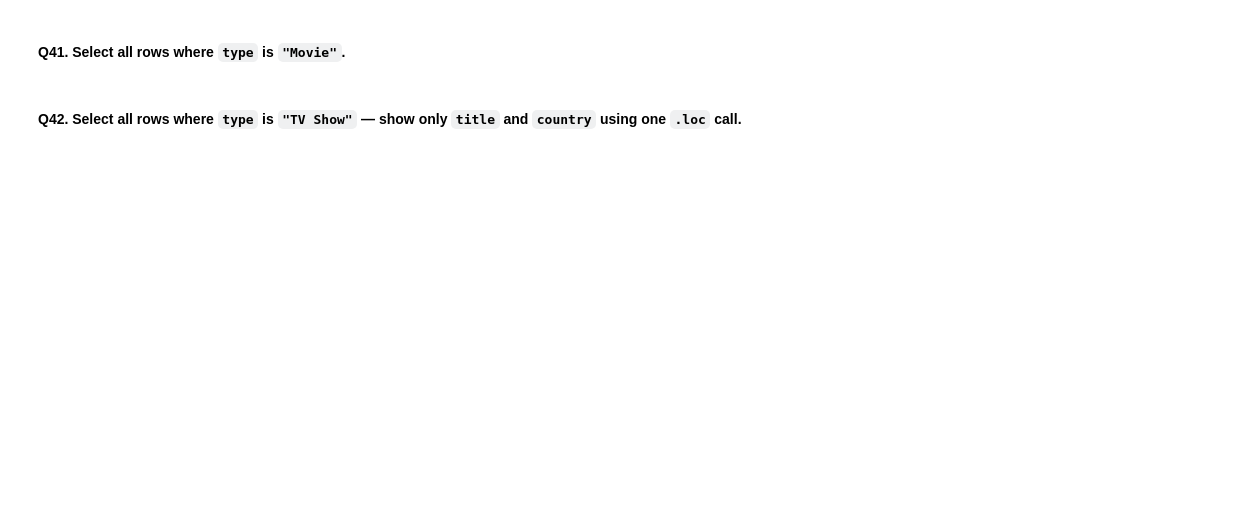
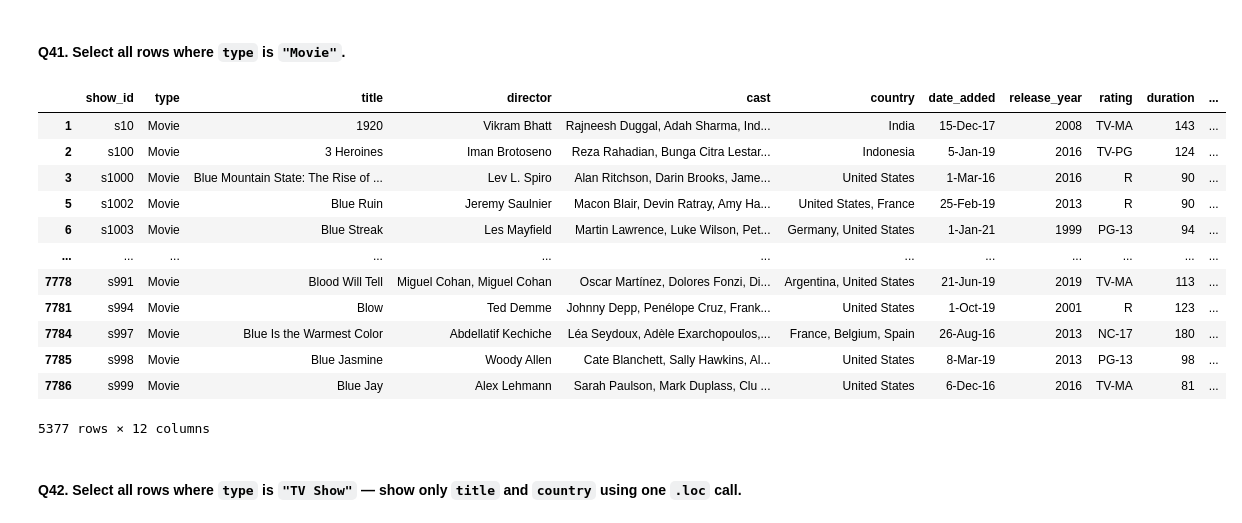
Before and after one commit to Kaini9/Netflix_Dataset_Pandas_125_Questions, a Jupyter notebook: netflix_125_question_workbook.ipynb, the cells around one changed output. Drawn from its saved outputs; the diff is of its cells as text; code cells hidden in the pictures; blank space fills up the shorter version.

```diff
--- a/netflix_125_question_workbook.ipynb
+++ b/netflix_125_question_workbook.ipynb
@@ -638,6 +645,21 @@ df.sample(2)
 #### Q41. Select all rows where `type` is `"Movie"`.
 # %%
 # Your answer here
+df.loc[df["type"]=="Movie"]
+# %% [output]
+|  | show_id | type | title | director | cast | country | date_added | release_year | rating | duration | ... |
+| 1 | s10 | Movie | 1920 | Vikram Bhatt | Rajneesh Duggal, Adah Sharma, Ind... | India | 15-Dec-17 | 2008 | TV-MA | 143 | ... |
+| 2 | s100 | Movie | 3 Heroines | Iman Brotoseno | Reza Rahadian, Bunga Citra Lestar... | Indonesia | 5-Jan-19 | 2016 | TV-PG | 124 | ... |
+| 3 | s1000 | Movie | Blue Mountain State: The Rise of ... | Lev L. Spiro | Alan Ritchson, Darin Brooks, Jame... | United States | 1-Mar-16 | 2016 | R | 90 | ... |
+| 5 | s1002 | Movie | Blue Ruin | Jeremy Saulnier | Macon Blair, Devin Ratray, Amy Ha... | United States, France | 25-Feb-19 | 2013 | R | 90 | ... |
+| 6 | s1003 | Movie | Blue Streak | Les Mayfield | Martin Lawrence, Luke Wilson, Pet... | Germany, United States | 1-Jan-21 | 1999 | PG-13 | 94 | ... |
+| ... | ... | ... | ... | ... | ... | ... | ... | ... | ... | ... | ... |
+| 7778 | s991 | Movie | Blood Will Tell | Miguel Cohan, Miguel Cohan | Oscar Martínez, Dolores Fonzi, Di... | Argentina, United States | 21-Jun-19 | 2019 | TV-MA | 113 | ... |
+| 7781 | s994 | Movie | Blow | Ted Demme | Johnny Depp, Penélope Cruz, Frank... | United States | 1-Oct-19 | 2001 | R | 123 | ... |
+| 7784 | s997 | Movie | Blue Is the Warmest Color | Abdellatif Kechiche | Léa Seydoux, Adèle Exarchopoulos,... | France, Belgium, Spain | 26-Aug-16 | 2013 | NC-17 | 180 | ... |
+| 7785 | s998 | Movie | Blue Jasmine | Woody Allen | Cate Blanchett, Sally Hawkins, Al... | United States | 8-Mar-19 | 2013 | PG-13 | 98 | ... |
+| 7786 | s999 | Movie | Blue Jay | Alex Lehmann | Sarah Paulson, Mark Duplass, Clu ... | United States | 6-Dec-16 | 2016 | TV-MA | 81 | ... |
+5377 rows × 12 columns
 # %% [markdown]
 #### Q42. Select all rows where `type` is `"TV Show"` — show only `title` and `country` using one `.loc` call.
 # %%
```
Also changed, not shown: parts of 47 cells of this notebook.
